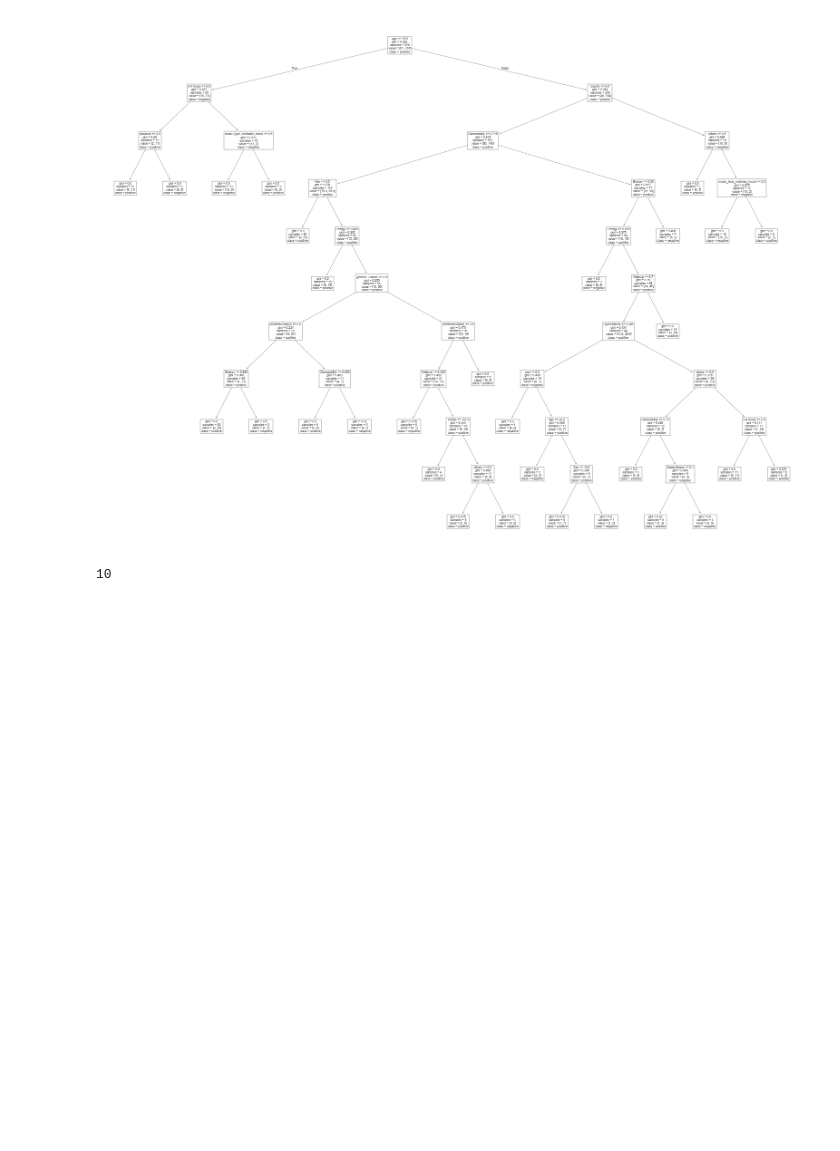
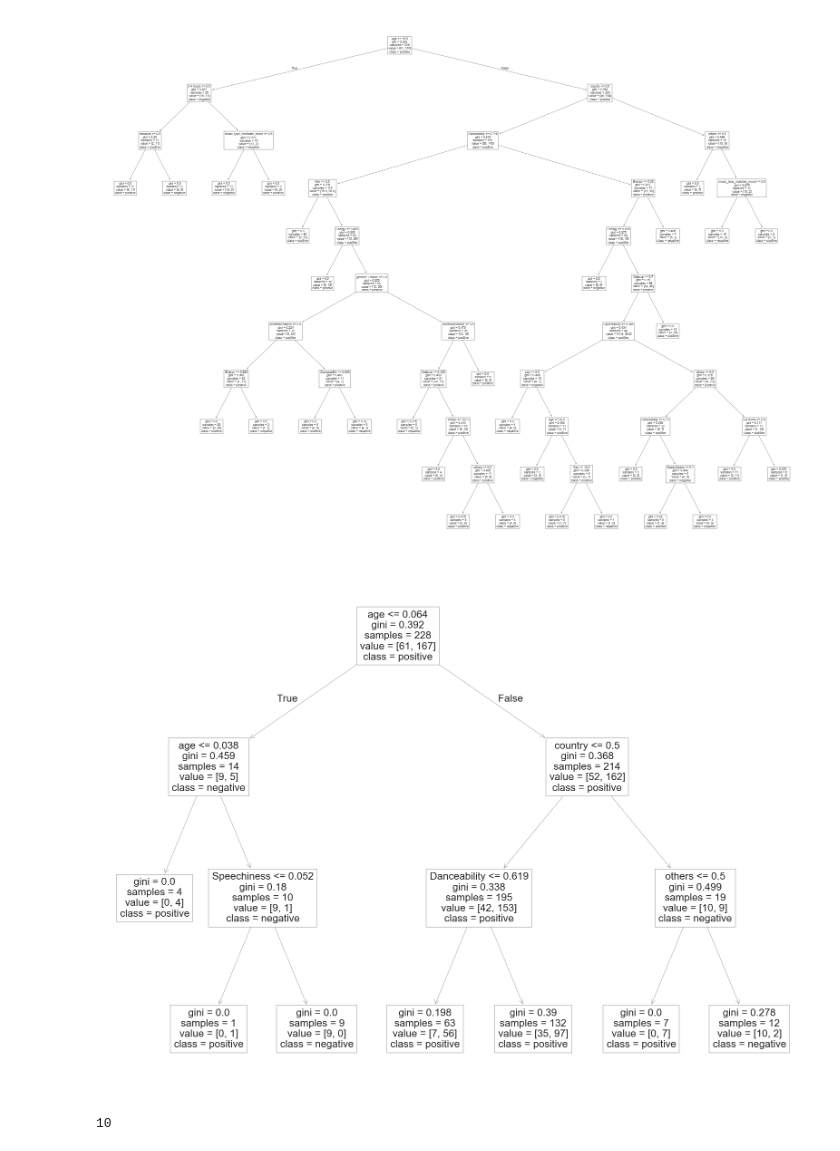
Before and after one commit to tanyaaton/music-and-mood-ml, a Jupyter notebook: music.ipynb, the cells around one changed output. Cells and saved outputs as stored; diff of their text form; code cells hidden in the pictures; blank space fills up the shorter version.

```diff
--- a/music.ipynb
+++ b/music.ipynb
@@ -222,6 +222,20 @@ plot_tree(dt_clf,feature_names=X_test.columns,class_names=['negative', 'positive
 plt.show()
 # %% [output]
 [figure]
+# %%
+plt.figure(figsize=(20, 15))
+# Create a new decision tree with limited depth for visualization
+dt_viz = DecisionTreeClassifier(
+    criterion="gini",
+    max_depth=3,  # Limit to 3 levels for better visualization
+    min_samples_split=int(np.int64(8)),
+    random_state=100
+)
+dt_viz.fit(X_train, y_train)
+plot_tree(dt_viz, feature_names=X_test.columns, class_names=['negative', 'positive'])
+plt.show()
+# %% [output]
+[figure, added]
 # %%
 dt_clf.get_depth()
 # %% [output]
```
Also changed, not shown: parts of 13 cells of this notebook.
